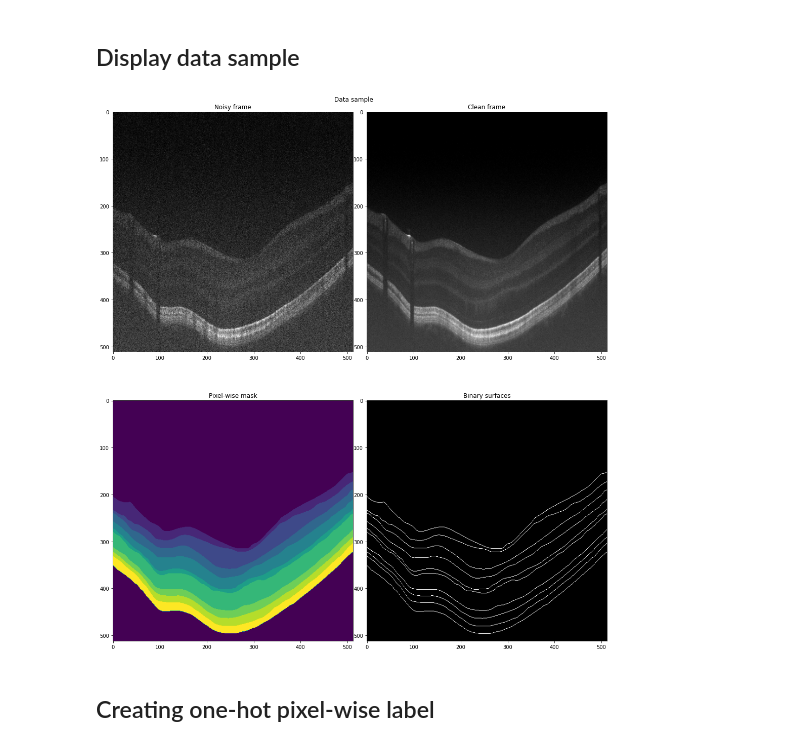
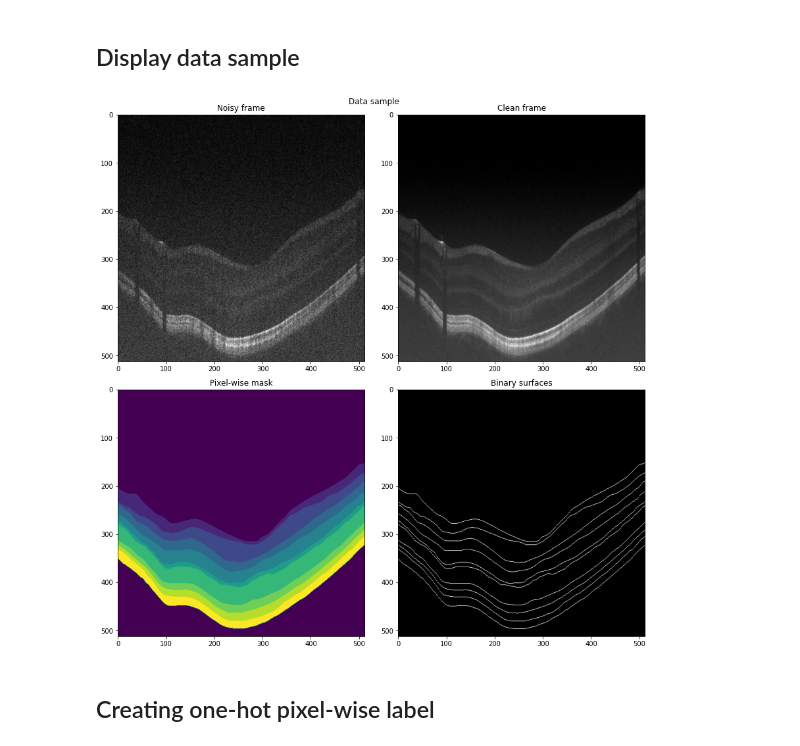
Before and after one commit to TianyiYe98/DenoiSegOCT, a Jupyter notebook: Experiments.ipynb, the cells around one changed output. Saved outputs shown, nothing was run; the diff lists cells and outputs as text; code cells hidden in the pictures.

```diff
--- a/Experiments.ipynb
+++ b/Experiments.ipynb
@@ -147,26 +127,27 @@ filled_test = fill(label_test)
 # %%
 # Display data sample
 sl = 21
-plt.figure(figsize=(14,16))
+plt.figure(figsize=(12,12))
 plt.suptitle('Data sample')
 plt.rc('xtick', labelsize=10)
 plt.rc('ytick', labelsize=10)
 plt.subplot(2,2,1)
 plt.title('Noisy frame', fontsize=12)
 plt.imshow(test_noisy_images[sl],cmap = 'gray')
 plt.subplot(2,2,2)
 plt.title('Clean frame', fontsize=12)
 plt.imshow(test_images[sl],cmap = 'gray')
 plt.subplot(2,2,3)
 plt.title('Pixel-wise mask', fontsize=12)
 plt.imshow(filled_test[sl,:,:])
 plt.subplot(2,2,4)
 plt.title('Binary surfaces', fontsize=12)
 plt.imshow(label1_test[sl],cmap = 'gray')
-plt.tight_layout(pad=0.2, w_pad=0, h_pad=0)
+plt.tight_layout()
+plt.subplots_adjust(top=0.95)
 plt.show()
 # %% [output]
-[figure, old version]
+[figure, new version]
 # %% [markdown]
 ## Creating one-hot pixel-wise label
 # %%
```
Also changed, not shown: parts of 4 cells of this notebook, 4 other files.
